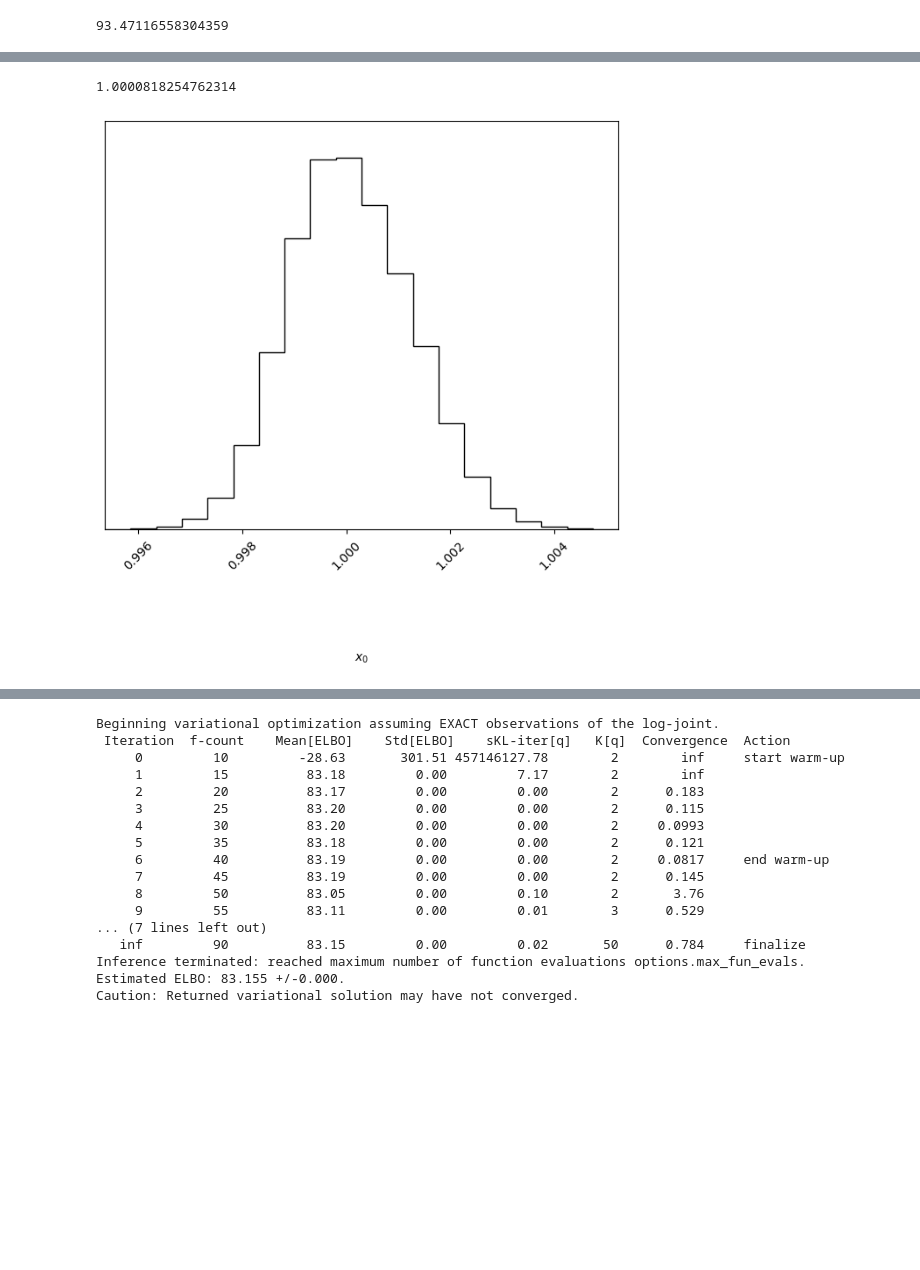
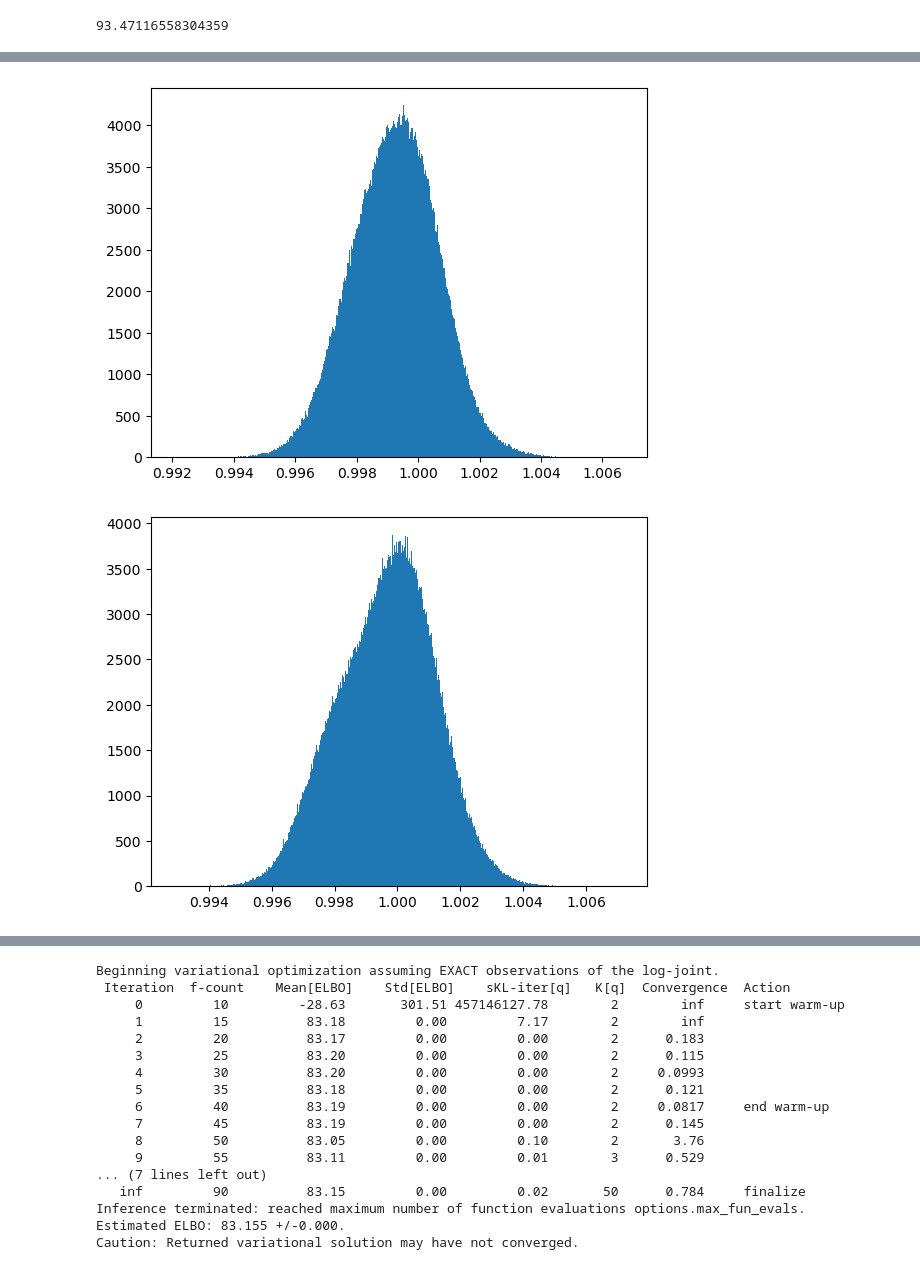
Before and after one commit to valentine-alia/BPE, a Jupyter notebook: do_you_even_SHO_bro.ipynb, the cells around one changed output, grey strips where cells are left out. Drawn from its saved outputs; the diff is of its cells as text; code cells hidden in the pictures; blank space fills up the shorter version.

```diff
--- a/do_you_even_SHO_bro.ipynb
+++ b/do_you_even_SHO_bro.ipynb
@@ -72,11 +72,13 @@ PUB = np.copy(UB)
 PUB[0][0] =  10.0
 PLB[0][0] = 0.1
 
-x0 = 2 * np.ones((1, D))
+x0 = 1.5 * np.ones((1, D))
 
 options = {
-    "max_fun_evals": 500
+    "max_fun_evals": 50,
+    "display": "off"
 }
 
+print(options)
 print("LB:",LB,"PLB:",PLB,"PUB:",PUB,"UB:",UB,'x0:',x0)
 # %% [output]
@@ -84,5 +87,11 @@ LB: [[0.]] PLB: [[0.1]] PUB: [[10.]] UB: [[100.]] x0: [[2.]]
 # %%
-vbmc = VBMC(log_likelihood, x0, LB, UB, PLB, PUB, prior = UniformBox(LB, UB), options = options) # initialize VMBC object
+f_counts = [200]
 
-vp, results = vbmc.optimize() # do optimization (might take a while)
+for f_count in f_counts:
+    options["max_fun_evals"] = f_count
+    print(options["max_fun_evals"])
+    vbmc = VBMC(log_likelihood, x0, LB, UB, PLB, PUB, prior = SplineTrapezoidal(LB, PLB, PUB, UB), options = options) # initialize VMBC object
+
+    vp, results = vbmc.optimize() # do optimization (might take a while)
+    vp.save("vp_" + str(f_count) + ".pkl",overwrite = True)
 # %% [output]
@@ -110,7 +102,22 @@ KeyboardInterrupt:
-# %%
-vp.plot();
-vbmc_choice = vp.moments()[0,0]
-print(vbmc_choice)
-# %% [output]
-1.0000818254762314
-[figure, removed]
+# %%
+vps = []
+f_counts = [50,100,150,200]
+from pyvbmc import VariationalPosterior
+for f_count in f_counts:
+    vps.append(VariationalPosterior.load("vp_" + str(f_count) + ".pkl"))
+# %%
+from pyvbmc import VariationalPosterior
+vp = VariationalPosterior.load("sho_toy.pkl")
+
+Xs, _ = vp.sample(int(1e6))
+#plt.plot(t,sol_analytic, label = "analytic solution", c = 'g')
+plt.hist(Xs.T[0], bins = 1000)
+plt.show()
+# %% [output]
+[figure, added]
+# %%
+Xs,_ = vps[3].sample(int(1e6))
+plt.hist(Xs.T[0], bins = 1000)
+plt.show()
+# %% [output]
+[figure, added]
```
Also changed, not shown: parts of 3 cells of this notebook, 9 other files.
